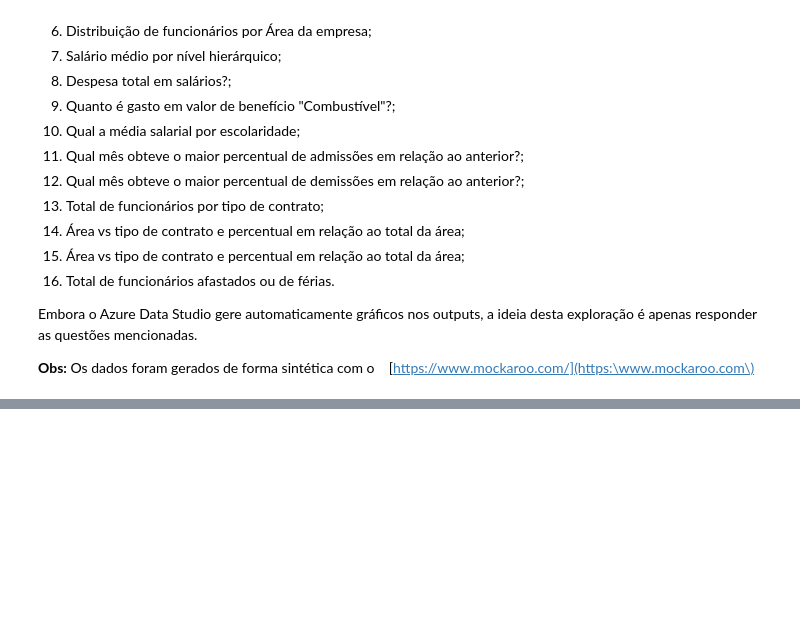
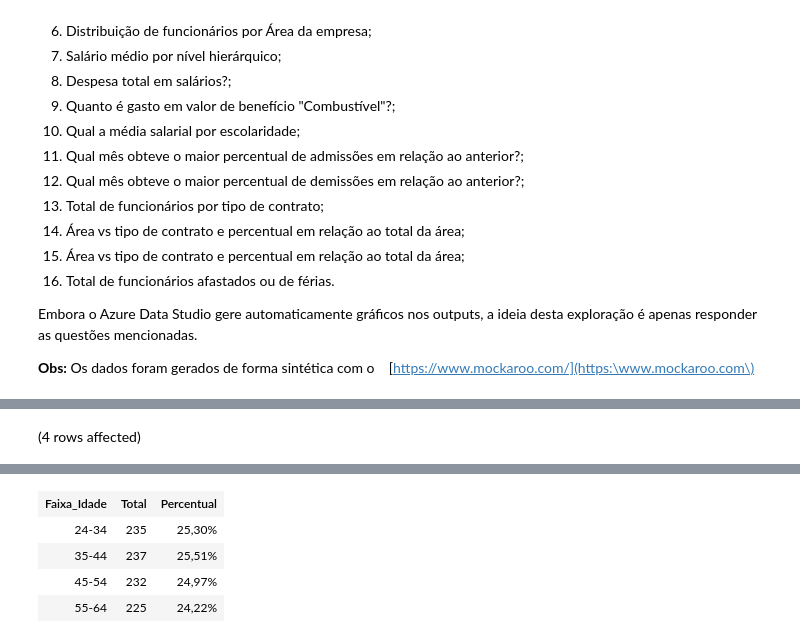
Before and after one commit to AlbertoFAraujo/SQL_People_analytics, a Jupyter notebook: people_analytics_EDA.ipynb, the cells around one changed output, grey strips where cells are left out. Cells and saved outputs as stored; diff of their text form; code cells hidden in the pictures; blank space fills up the shorter version.

```diff
--- a/people_analytics_EDA.ipynb
+++ b/people_analytics_EDA.ipynb
@@ -54,0 +89,12 @@ FROM baseRH
+# %%
+-- Frequência de funcionários por idade
+DECLARE @Total_funcionarios INT = (SELECT COUNT(*) FROM baseRH_ativos)
+
+SELECT
+    Faixa_Idade,
+    COUNT(*) AS Total,
+    FORMAT(1.0 * COUNT(*)/@Total_funcionarios, '0.00%') AS Percentual
+FROM baseRH_ativos
+GROUP BY Faixa_Idade
+# %% [output]
+(4 rows affected)
@@ -54,0 +102,5 @@ FROM baseRH
+| Faixa_Idade | Total | Percentual |
+| 24-34 | 235 | 25,30% |
+| 35-44 | 237 | 25,51% |
+| 45-54 | 232 | 24,97% |
+| 55-64 | 225 | 24,22% |
```
Also changed, not shown: parts of 5 cells of this notebook.
